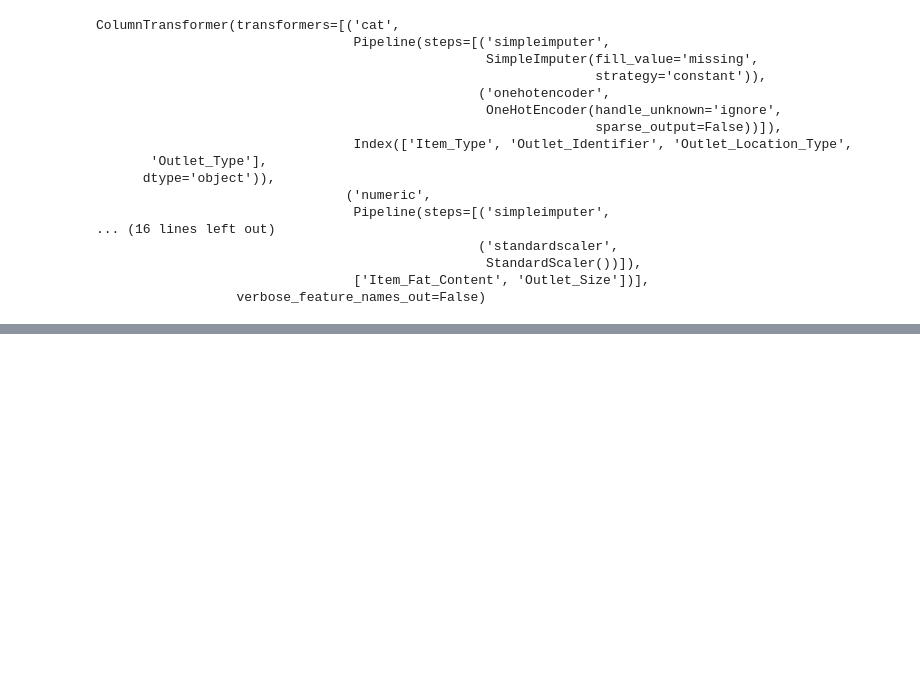
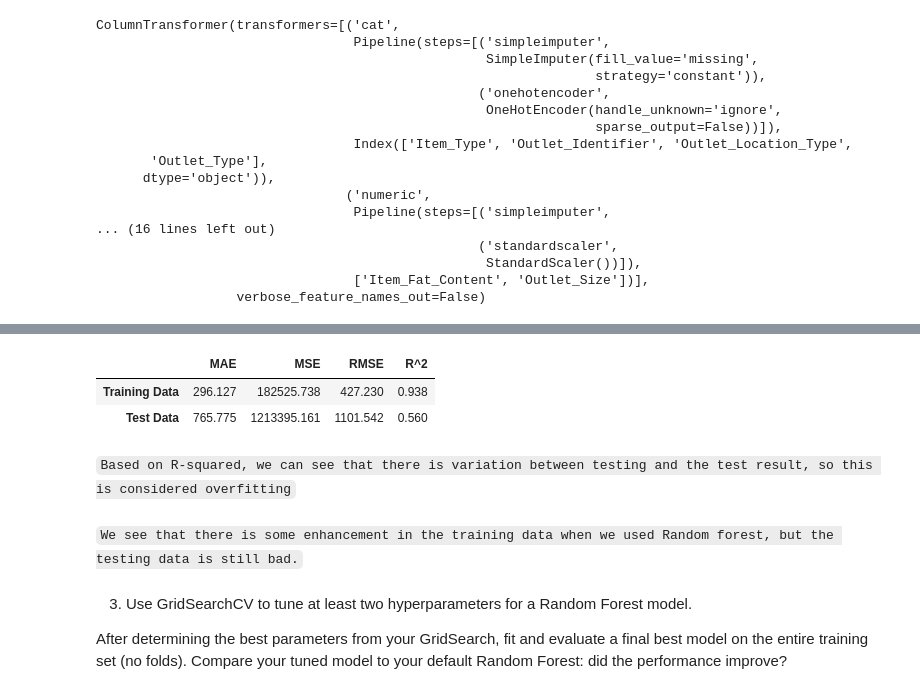
Before and after one commit to FoozBarakat/Prediction-of-Product-Sales, a Jupyter notebook: Prediction_of_Product_Sales.ipynb, the cells around one changed output, grey strips where cells are left out. Cells and saved outputs as stored; diff of their text form; code cells hidden in the pictures; blank space fills up the shorter version.

```diff
--- a/Prediction_of_Product_Sales.ipynb
+++ b/Prediction_of_Product_Sales.ipynb
@@ -1215,0 +1300,5 @@ ColumnTransformer(transformers=[('cat',
+# %%
+rf = RandomForestRegressor(random_state = 42)
+# %%
+rf_pipe = make_pipeline(preprocessor, rf)
+rf_pipe.fit(X_train, y_train)
@@ -1215,0 +1323,15 @@ ColumnTransformer(transformers=[('cat',
+# %%
+evaluate_regression(rf_pipe, X_train, y_train, X_test, y_test)
+# %% [output]
+|  | MAE | MSE | RMSE | R^2 |
+| Training Data | 296.127 | 182525.738 | 427.230 | 0.938 |
+| Test Data | 765.775 | 1213395.161 | 1101.542 | 0.560 |
+# %% [markdown]
+`Based on R-squared, we can see that there is variation between testing and the test result, so this is considered overfitting`
+# %% [markdown]
+`We see that there is some enhancement in the training data when we used Random forest, but the testing data is still bad.`
+# %% [markdown]
+3. Use GridSearchCV to tune at least two hyperparameters for a Random Forest model.
+
+After determining the best parameters from your GridSearch, fit and evaluate a final best model on the entire training set (no folds).
+Compare your tuned model to your default Random Forest: did the performance improve?
```
Also changed, not shown: parts of 30 cells of this notebook.
